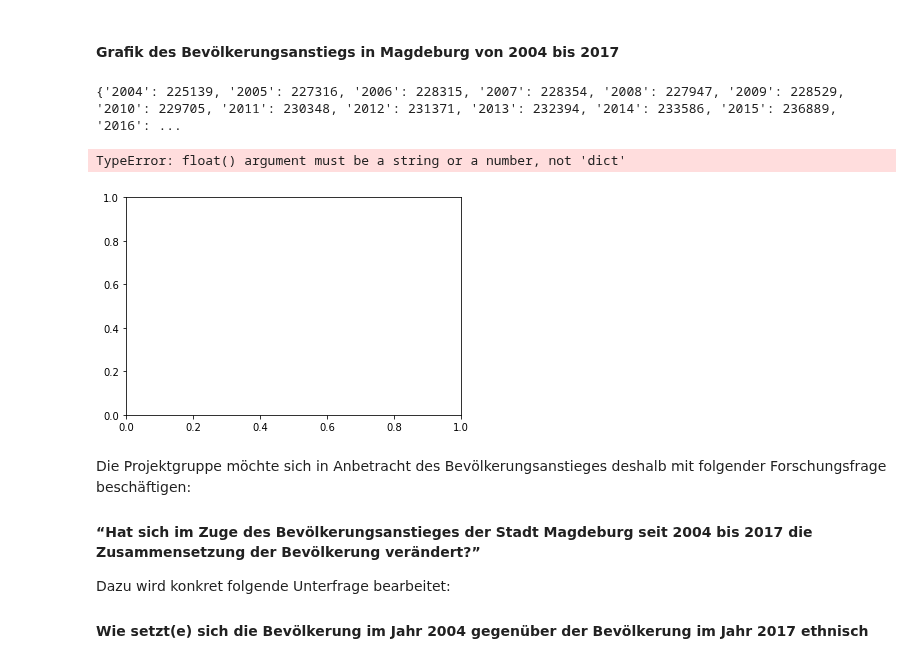
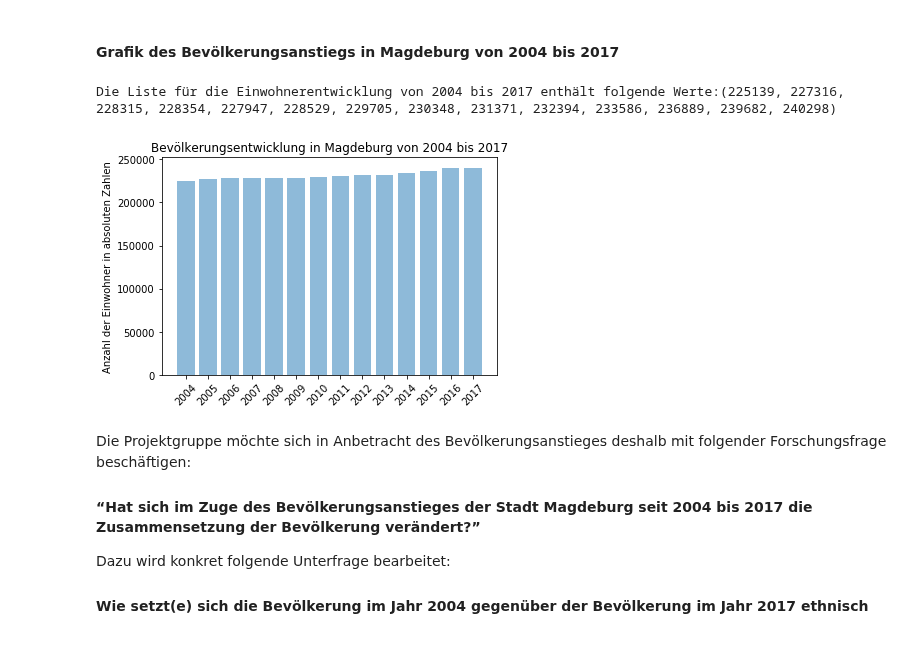
Before and after one commit to tschroeder10961/datascience-urban-segregation, a Jupyter notebook: GruppeA/Gruppe A Jupyter.ipynb, the cells around one changed output. Saved outputs shown, nothing was run; the diff lists cells and outputs as text; code cells hidden in the pictures.

```diff
--- a/GruppeA/Gruppe A Jupyter.ipynb
+++ b/GruppeA/Gruppe A Jupyter.ipynb
@@ -21,42 +21,47 @@
 # %% [markdown]
 #### Grafik des Bevölkerungsanstiegs in Magdeburg von 2004 bis 2017
 # %%
-#Importieren des Python-Pakets Pandas
+#Importieren des Python-Pakets Pandas sowie des Numpy-Pakets
 import pandas as pd
+import numpy as np
 
 #Einlesen des Forschungsdatensatzes der Version 007
 magdeb007 = pd.read_csv("MagdeburgBereinigterDatensatzVers_demo_007.csv", sep = ";", decimal=",")
 
 #Importieren des Python-Pakets matplot.lib
 import matplotlib.pyplot as plt
 
 #Liste/Dictionary erstellen für die Einwohnerentwicklung von 2004 bis 2017
-einwohner04bis17 = [2004: sum(magdeb007['EW_2004']),
-                    '2005':sum(magdeb007['EW_2005']),
-                    '2006':sum(magdeb007['EW_2006']),
-                    '2007':sum(magdeb007['EW_2007']),
-                    '2008':sum(magdeb007['EW_2008']),
-                    '2009':sum(magdeb007['EW_2009']),
-                    '2010':sum(magdeb007['EW_2010']),
-                    '2011':sum(magdeb007['EW_2011']),
-                    '2012':sum(magdeb007['EW_2012']),
-                    '2013':sum(magdeb007['EW_2013']),
-                    '2014':sum(magdeb007['EW_2014']),
-                    '2015':sum(magdeb007['EW_2015']),
-                    '2016':sum(magdeb007['EW_2016']),
-                    '2017':sum(magdeb007['EW_2017'])]
-print(einwohner04bis17)
-
-#Plot erstellen
-plt.plot(einwohner04bis17)
-plt.show()
+einwohner04bis17 = (sum(magdeb007['EW_2004']),
+                    sum(magdeb007['EW_2005']),
+                    sum(magdeb007['EW_2006']),
+                    sum(magdeb007['EW_2007']),
+                    sum(magdeb007['EW_2008']),
+                    sum(magdeb007['EW_2009']),
+                    sum(magdeb007['EW_2010']),
+                    sum(magdeb007['EW_2011']),
+                    sum(magdeb007['EW_2012']),
+                    sum(magdeb007['EW_2013']),
+                    sum(magdeb007['EW_2014']),
+                    sum(magdeb007['EW_2015']),
+                    sum(magdeb007['EW_2016']),
+                    sum(magdeb007['EW_2017']))
+print('Die Liste für die Einwohnerentwicklung von 2004 bis 2017 enthält folgende Werte:' + str(einwohner04bis17))
 
 
-men_means, men_std = (20, 35, 30, 35, 27), (2, 3, 4, 1, 2)
+jahre = ('2004', '2005', '2006', '2007', '2008', '2009','2010','2011','2012','2013','2014','2015','2016','2017')
+y_pos = np.arange(len(jahre))
+
+
+plt.bar(y_pos, einwohner04bis17, align='center', alpha=0.5)
+plt.xticks(y_pos, jahre, rotation=45)
+plt.ylabel('Anzahl der Einwohner in absoluten Zahlen')
+plt.title('Bevölkerungsentwicklung in Magdeburg von 2004 bis 2017')
+
+plt.show()
 # %% [output]
-{'2004': 225139, '2005': 227316, '2006': 228315, '2007': 228354, '2008': 227947, '2009': 228529, '2010': 229705, '2011': 230348, '2012': 231371, '2013': 232394, '2014': 233586, '2015': 236889, '2016': ...
+Die Liste für die Einwohnerentwicklung von 2004 bis 2017 enthält folgende Werte:(225139, 227316, 228315, 228354, 227947, 228529, 229705, 230348, 231371, 232394, 233586, 236889, 239682, 240298)
-TypeError: float() argument must be a string or a number, not 'dict'
-[figure, old version]
+[figure, new version]
 # %% [markdown]
 Die Projektgruppe möchte sich in Anbetracht des Bevölkerungsanstieges deshalb mit folgender Forschungsfrage beschäftigen:
 
```
